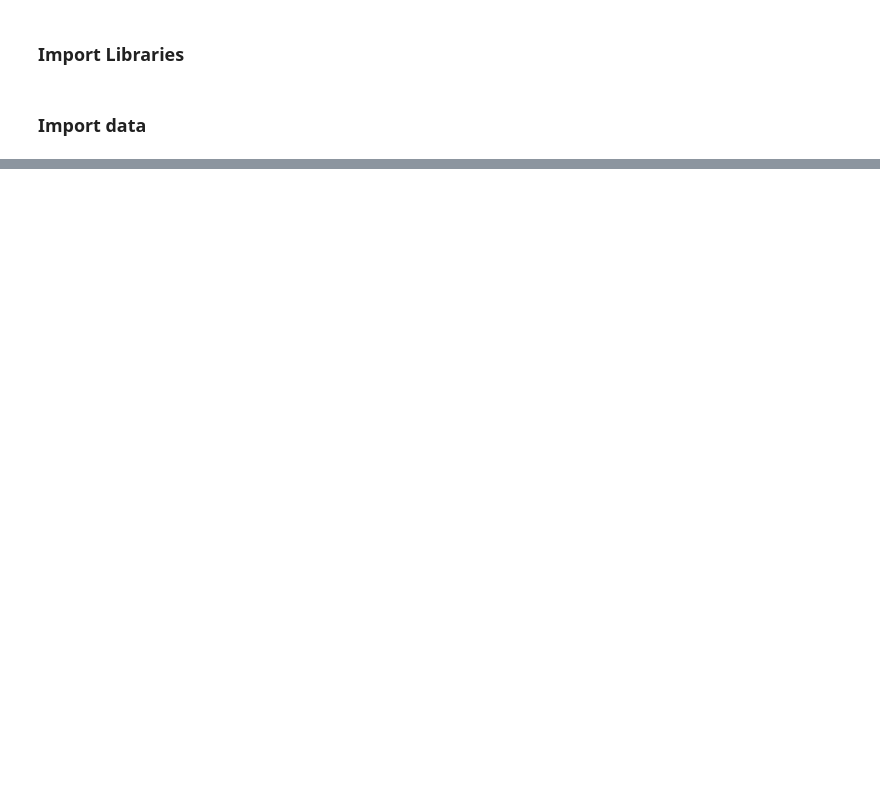
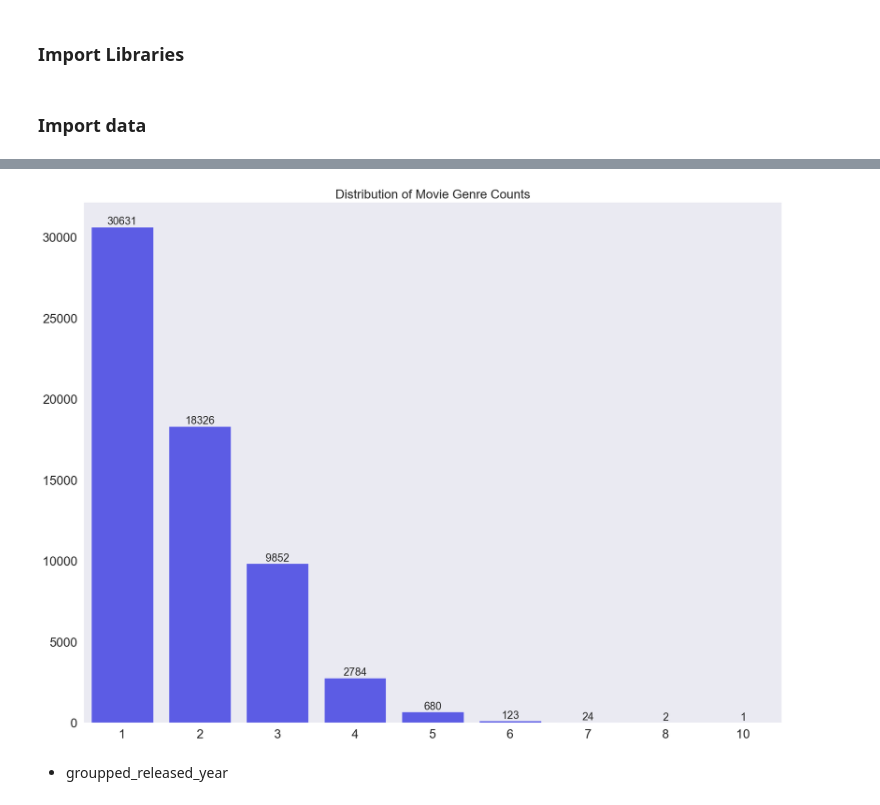
Before and after one commit to yoonho-kim1/stats-418-project, a Jupyter notebook: code/02_eda.ipynb, the cells around one changed output, grey strips where cells are left out. Cells and saved outputs as stored; diff of their text form; code cells hidden in the pictures; blank space fills up the shorter version.

```diff
--- a/code/02_eda.ipynb
+++ b/code/02_eda.ipynb
@@ -266,0 +69,23 @@ Name: rating, Length: 7565, dtype: float64
+# %%
+genre_counts_df = pd.DataFrame(movie.genre_counts.value_counts())\
+.reset_index().rename(columns = {'index':'genre_counts', 'genre_counts':'freq'})
+# %%
+plt.figure(figsize = (20, 15))
+plt.title("Distribution of Movie Genre Counts", fontsize = 20)
+genre_counts_plot = sns.barplot(
+    x = 'genre_counts',
+    y = 'freq',
+    data = genre_counts_df,
+    color = 'blue',
+    alpha = 0.7)
+plt.xlabel('')
+plt.ylabel('')
+plt.xticks(fontsize = 20)
+plt.yticks(fontsize = 20)
+
+for container in genre_counts_plot.containers:
+    genre_counts_plot.bar_label(container, fontsize = 17);
+# %% [output]
+[figure, added]
+# %% [markdown]
+- groupped_released_year
```
Also changed, not shown: parts of 91 cells of this notebook.
